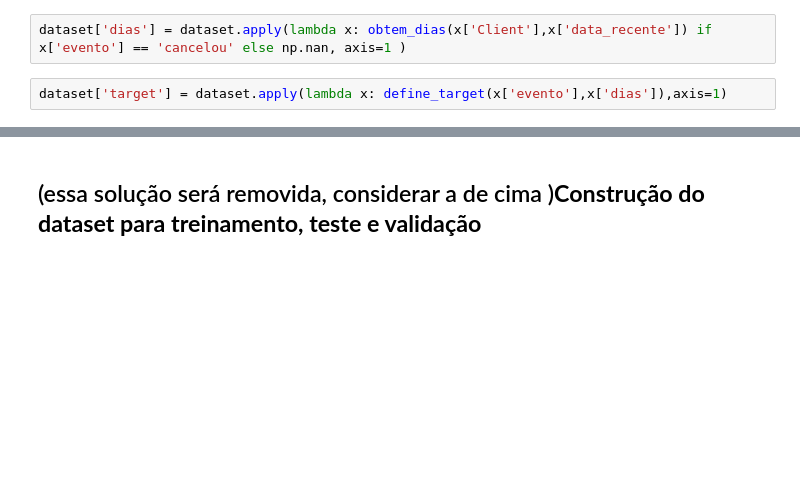
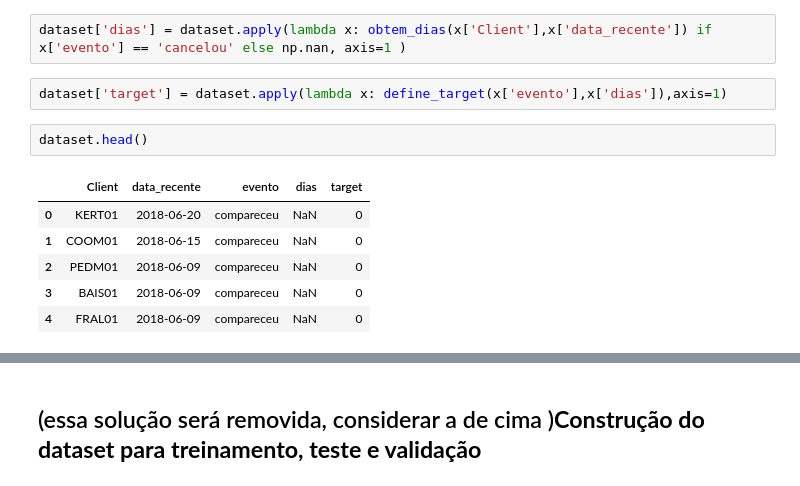
Before and after one commit to Alexandre-Esposte/Reserva_Nao_Honrada, a Jupyter notebook: notebooks/confeccionando_dataset_treino_teste.ipynb, the cells around one changed output, grey strips where cells are left out. Saved outputs shown, nothing was run; the diff lists cells and outputs as text; blank space fills up the shorter version.

```diff
--- a/notebooks/confeccionando_dataset_treino_teste.ipynb
+++ b/notebooks/confeccionando_dataset_treino_teste.ipynb
@@ -247,3 +247,12 @@ def obtem_dias(cliente,data):
 dataset['dias'] = dataset.apply(lambda x: obtem_dias(x['Client'],x['data_recente']) if x['evento'] == 'cancelou' else np.nan, axis=1 )
 # %%
 dataset['target'] = dataset.apply(lambda x: define_target(x['evento'],x['dias']),axis=1)
+# %%
+dataset.head()
+# %% [output]
+|  | Client | data_recente | evento | dias | target |
+| 0 | KERT01 | 2018-06-20 | compareceu | NaN | 0 |
+| 1 | COOM01 | 2018-06-15 | compareceu | NaN | 0 |
+| 2 | PEDM01 | 2018-06-09 | compareceu | NaN | 0 |
+| 3 | BAIS01 | 2018-06-09 | compareceu | NaN | 0 |
+| 4 | FRAL01 | 2018-06-09 | compareceu | NaN | 0 |
```
Also changed, not shown: parts of 51 cells of this notebook.
